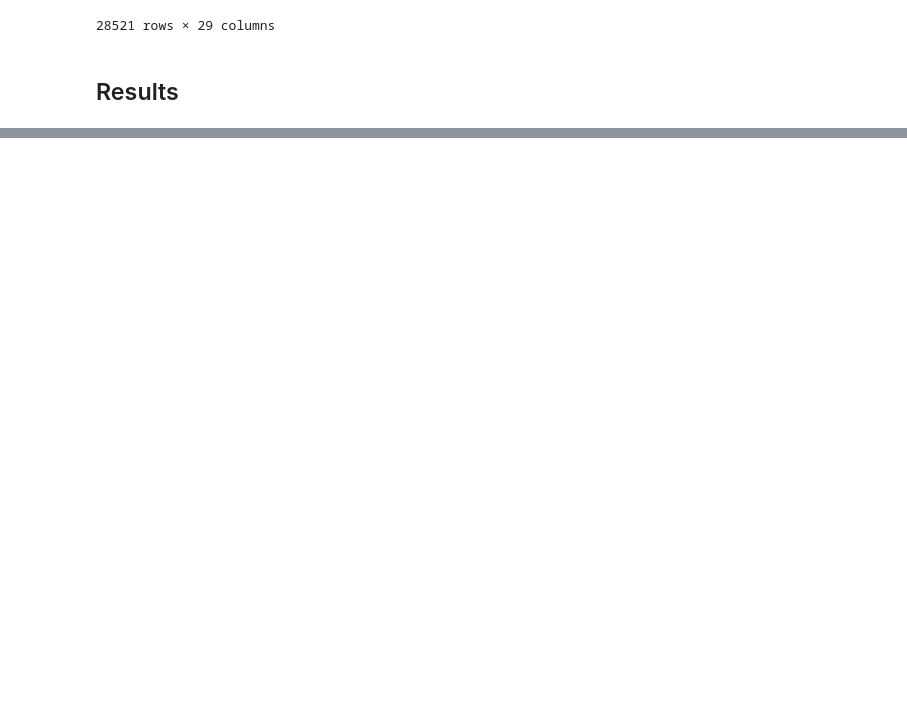
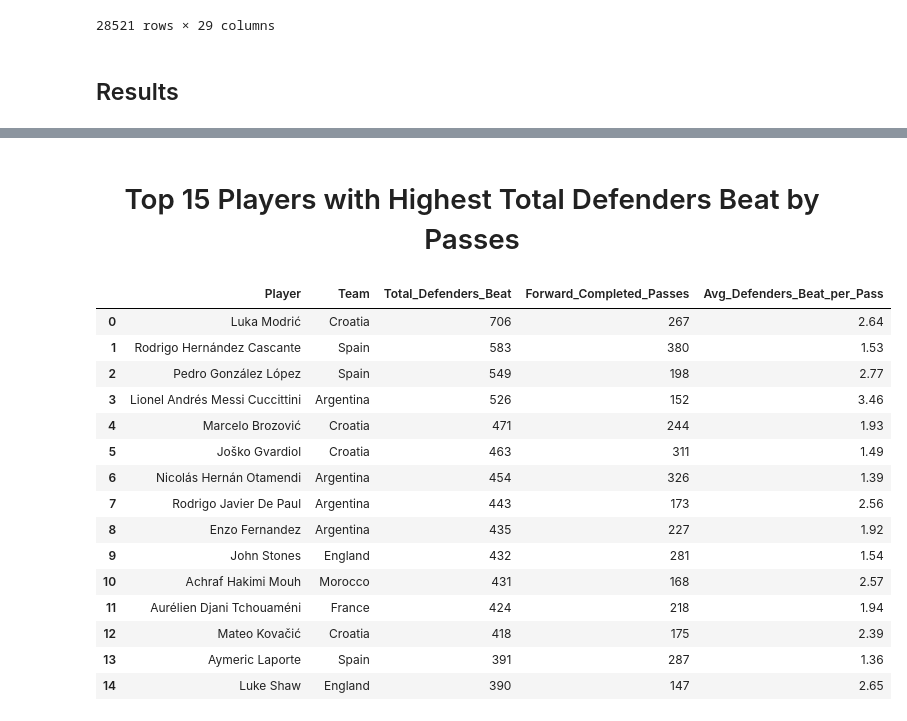
Before and after one commit to WillSivolella/StatBombProject, a Jupyter notebook: ProjectNotebook.ipynb, the cells around one changed output, grey strips where cells are left out. Saved outputs shown, nothing was run; the diff lists cells and outputs as text; code cells hidden in the pictures; blank space fills up the shorter version.

```diff
--- a/ProjectNotebook.ipynb
+++ b/ProjectNotebook.ipynb
@@ -422,3 +422,24 @@ Top 25 Players with Highest Avg. Defenders Beat per Completed Forward Pass
 | 22 | Alistair Johnston | Canada | 200 | 70 | 2.86 |
 | 23 | Hakim Ziyech | Morocco | 268 | 94 | 2.85 |
 | 24 | Federico Santiago Valverde Dipetta | Uruguay | 208 | 73 | 2.85 |
+# %%
+display(HTML('<h1 style="text-align: center;">Top 15 Players with Highest Total Defenders Beat by Passes</h1>'))
+display(sorted_result.head(15))
+# %% [output]
+Top 15 Players with Highest Total Defenders Beat by Passes
+|  | Player | Team | Total_Defenders_Beat | Forward_Completed_Passes | Avg_Defenders_Beat_per_Pass |
+| 0 | Luka Modrić | Croatia | 706 | 267 | 2.64 |
+| 1 | Rodrigo Hernández Cascante | Spain | 583 | 380 | 1.53 |
+| 2 | Pedro González López | Spain | 549 | 198 | 2.77 |
+| 3 | Lionel Andrés Messi Cuccittini | Argentina | 526 | 152 | 3.46 |
+| 4 | Marcelo Brozović | Croatia | 471 | 244 | 1.93 |
+| 5 | Joško Gvardiol | Croatia | 463 | 311 | 1.49 |
+| 6 | Nicolás Hernán Otamendi | Argentina | 454 | 326 | 1.39 |
+| 7 | Rodrigo Javier De Paul | Argentina | 443 | 173 | 2.56 |
+| 8 | Enzo Fernandez | Argentina | 435 | 227 | 1.92 |
+| 9 | John Stones | England | 432 | 281 | 1.54 |
+| 10 | Achraf Hakimi Mouh | Morocco | 431 | 168 | 2.57 |
+| 11 | Aurélien Djani Tchouaméni | France | 424 | 218 | 1.94 |
+| 12 | Mateo Kovačić | Croatia | 418 | 175 | 2.39 |
+| 13 | Aymeric Laporte | Spain | 391 | 287 | 1.36 |
+| 14 | Luke Shaw | England | 390 | 147 | 2.65 |
```
Also changed, not shown: parts of 2 cells of this notebook, 3 other files.
